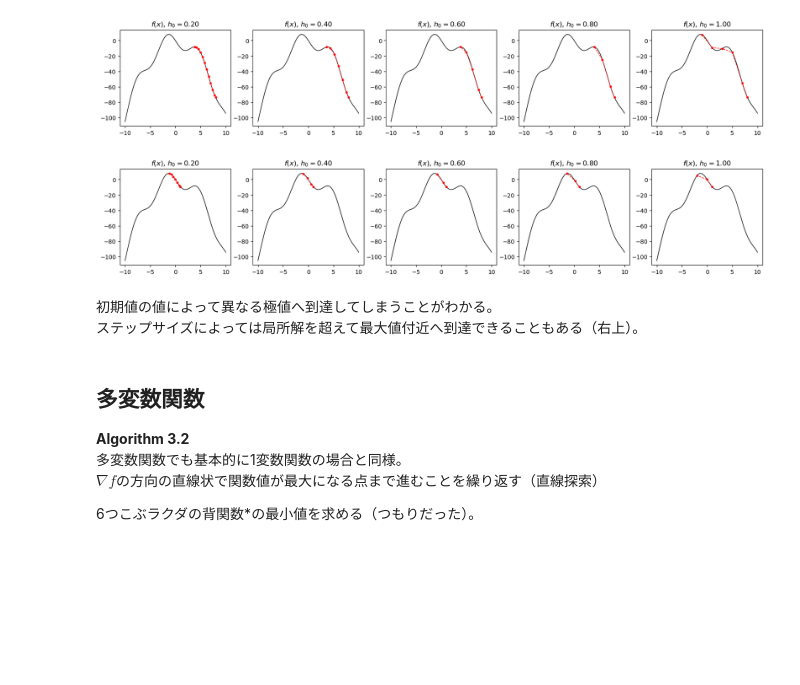
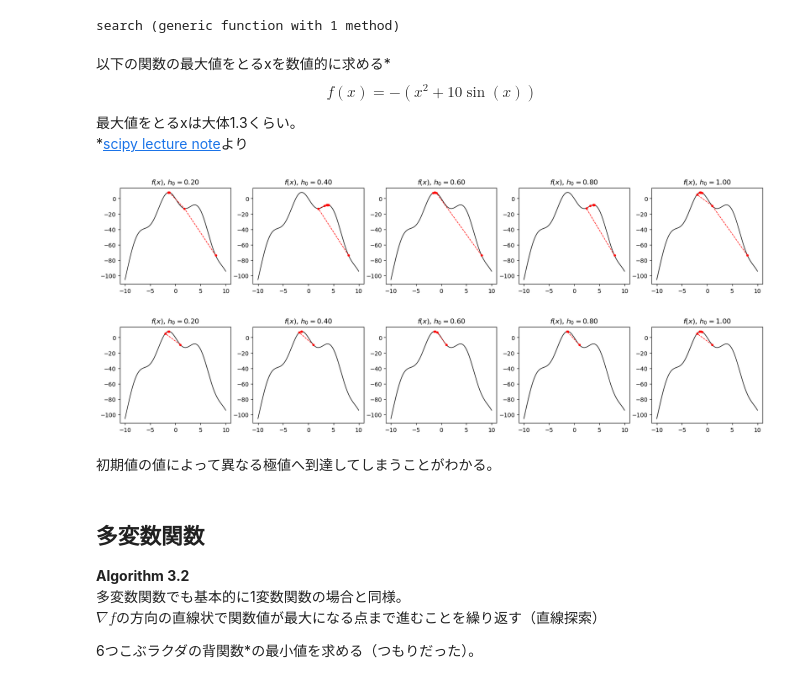
Before and after one commit to Ippai-Attena/Optim_Math, a Jupyter notebook: Chapter3/Chapter3.ipynb, the cells around one changed output. Cells and saved outputs as stored; diff of their text form; code cells hidden in the pictures; blank space fills up the shorter version.

```diff
--- a/Chapter3/Chapter3.ipynb
+++ b/Chapter3/Chapter3.ipynb
@@ -65,42 +16,89 @@ search (generic function with 1 method)
 using PyPlot
 using LinearAlgebra
 using Printf
+# %%
+function sgn(X)
+    if X < 0
+        return -1.0
+    elseif X==0
+        return 0.0
+    else
+        return 1.0
+    end
+end
+
+function search(X₀, f, f_diff; δ=1.0, h₀=1.0)
+    X=X₀
+    X_steps = Array([[X]])
+    while norm(f_diff(X))>=δ
+        h=sgn.(f_diff(X)).*abs(h₀)
+        X1=X
+        X2=X.+h
+        if f(X1)<f(X2)
+            while f(X1)<f(X2)
+                h=2h
+                X1=X2
+                X2= X1.+h
+            end
+            X=X1
+            h=h./2.0
+        else
+            while f(X1)>f(X2)
+                h=h./2.0
+                X2=X2.-h
+            end
+            X=X2
+            h=2 .* h
+        end
+        append!(X_steps, [[X]])
+    end
+    return X, Array(transpose(hcat(X_steps...)))
+end
+# %% [output]
+search (generic function with 1 method)
+# %% [markdown]
+以下の関数の最大値をとるxを数値的に求める\*
+$$
+f(x) = -\left(x^2 +10 \sin (x)\right)
+$$
+最大値をとるxは大体1.3くらい。
+\*[scipy lecture note](http://www.turbare.net/transl/scipy-lecture-notes/intro/scipy.html)より
 # %%
 f(x)=-(x^2.0 + 10.0*sin(x))
 f_diff(x)=-(2.0*x + 10.0*cos(x))
 x=range(-10,stop=10,length=1000)
+δ=1e-2
+
 
 x₀=8.0
 h₀_list=range(0.2,stop=1.0, length=5)
 figsize = (20,3)
 fig,axes=subplots(1,5,figsize=figsize)
 for (i,h₀) in enumerate(h₀_list)
-    x_estimated,x_steps=search(x₀, f, f_diff, h₀=h₀)
+    x_estimated,x_steps=search(x₀, f, f_diff, h₀=h₀, δ=δ)
     ax=axes[i]
     ax[:set_title](L"$f(x)$, $h_0=$"* @sprintf("%2.2f",h₀))
     ax[:plot](x, f.(x), color="k", lw=1)
     ax[:plot](x_steps, f.(x_steps), color="r", lw=1, ls="--", marker="o", markersize=3)
-
 end
 
 
 x₀=1.0
 h₀_list=range(0.2,stop=1.0, length=5)
 figsize = (20,3)
 fig,axes=subplots(1,5,figsize=figsize)
 for (i,h₀) in enumerate(h₀_list)
     x_estimated,x_steps=search(x₀, f, f_diff, h₀=h₀)
     ax=axes[i]
     ax[:set_title](L"$f(x)$, $h_0=$"* @sprintf("%2.2f",h₀))
     ax[:plot](x, f.(x), color="k", lw=1)
     ax[:plot](x_steps, f.(x_steps), color="r", lw=1, ls="--", marker="o", markersize=3)
 end
 # %% [output]
-[figure, old version]
+[figure, new version]
 [figure]
 # %% [markdown]
 初期値の値によって異なる極値へ到達してしまうことがわかる。
-ステップサイズによっては局所解を超えて最大値付近へ到達できることもある（右上）。
 # %% [markdown]
 ## 多変数関数
 __Algorithm 3.2__
```
Also changed, not shown: parts of 23 cells of this notebook.
